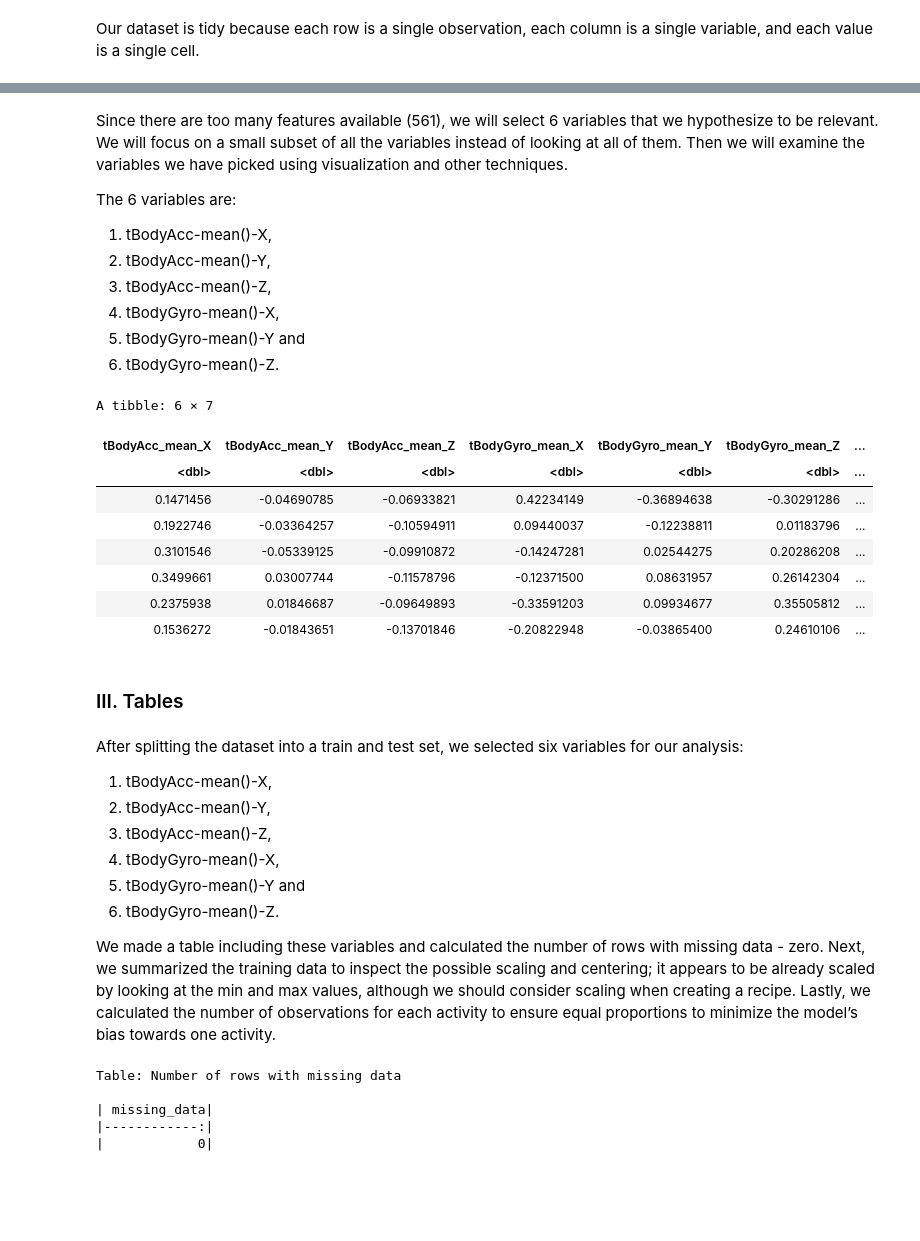
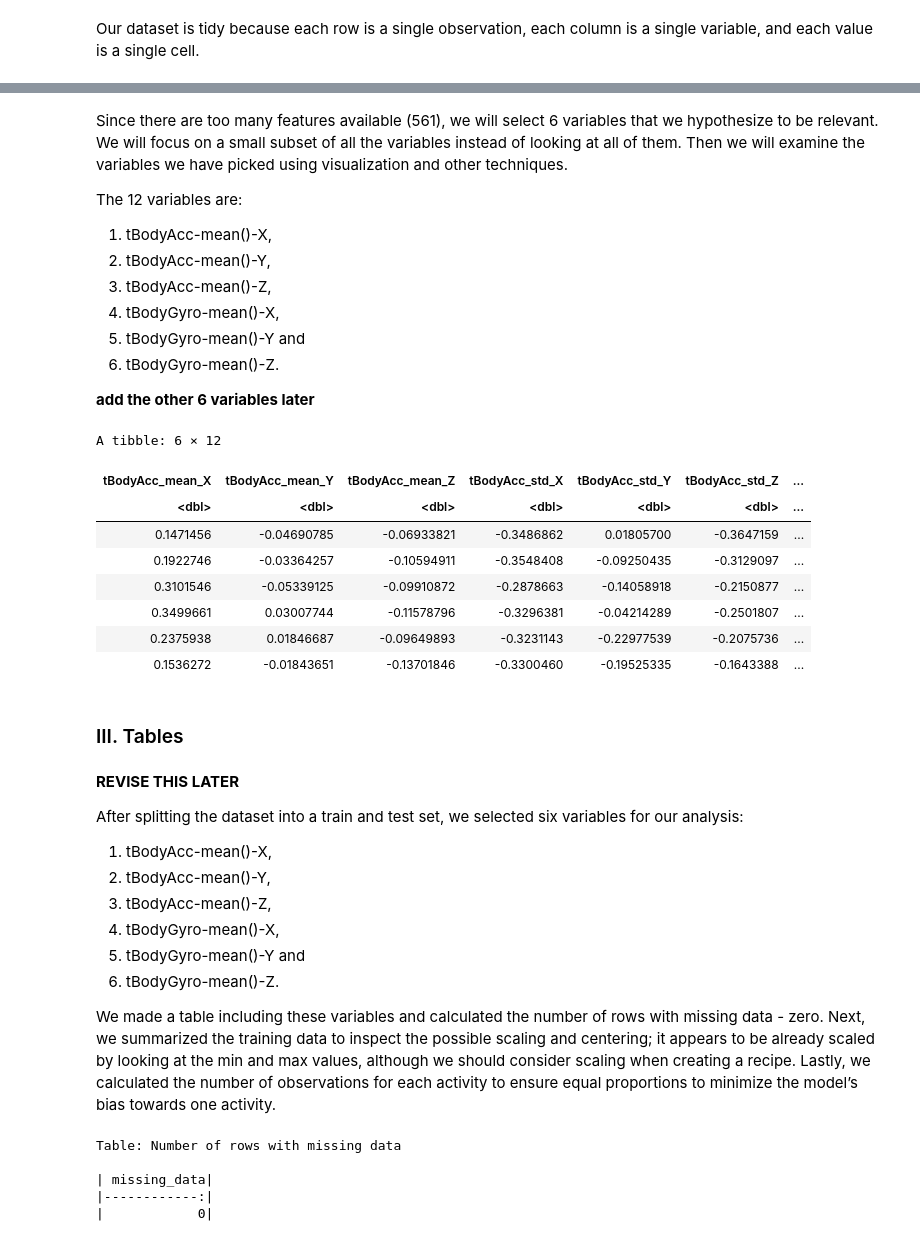
Before and after one commit to eleahj/dsci_project, a Jupyter notebook: human_activities.ipynb, the cells around one changed output, grey strips where cells are left out. Saved outputs shown, nothing was run; the diff lists cells and outputs as text; code cells hidden in the pictures; blank space fills up the shorter version.

```diff
--- a/human_activities.ipynb
+++ b/human_activities.ipynb
@@ -137,7 +138,7 @@ A tibble: 6 × 562
 # combine all the data into one
 bothdfs <- rbind(training_set_all, testing_set_all) %>%
       mutate(activity_label = as_factor(activity_label),
-            across(tBodyAcc_mean_X:tBodyGyro_mean_Z,as.numeric))
+            across(tBodyAcc_mean_X:fBodyBodyGyroJerkMag_skewness, as.numeric))
 tail(bothdfs)
 # %% [output]
 A tibble: 6 × 562
@@ -159,7 +245,7 @@ activity_test <- testing(bothdfs_split)
 # %% [markdown]
 Since there are too many features available (561), we will select 6 variables that we hypothesize to be relevant. We will focus on a small subset of all the variables instead of looking at all of them. Then we will examine the variables we have picked using visualization and other techniques.
 
-The 6 variables are:
+The 12 variables are:
 
 1. tBodyAcc-mean()-X,
 2. tBodyAcc-mean()-Y,
@@ -167,25 +253,30 @@ The 6 variables are:
 4. tBodyGyro-mean()-X,
 5. tBodyGyro-mean()-Y and
 6. tBodyGyro-mean()-Z.
+
+**add the other 6 variables later**
 # %%
 # created a data frame contraining only the 6 variables mentioned above and the activity labels.
 training_subset <- activity_train %>%
-    select(tBodyAcc_mean_X, tBodyAcc_mean_Y, tBodyAcc_mean_Z, tBodyGyro_mean_X, tBodyGyro_mean_Y, tBodyGyro_mean_Z, activity_label) %>%
-    mutate(across(tBodyAcc_mean_X:tBodyGyro_mean_Z,as.numeric))
+    select(tBodyAcc_mean_X:tBodyAcc_std_Z,tBodyGyro_mean_X:tBodyGyro_std_Z,-tBodyGyro_std_Y, activity_label)
 tail(training_subset)
+
+#unselected tBodyGyro_std_Y because it contained 75 NA values ~ need to figure out how to deal with the missing values
 # %% [output]
-A tibble: 6 × 7
+A tibble: 6 × 12
-| tBodyAcc_mean_X | tBodyAcc_mean_Y | tBodyAcc_mean_Z | tBodyGyro_mean_X | tBodyGyro_mean_Y | tBodyGyro_mean_Z | ... |
+| tBodyAcc_mean_X | tBodyAcc_mean_Y | tBodyAcc_mean_Z | tBodyAcc_std_X | tBodyAcc_std_Y | tBodyAcc_std_Z | ... |
 | <dbl> | <dbl> | <dbl> | <dbl> | <dbl> | <dbl> | ... |
-| 0.1471456 | -0.04690785 | -0.06933821 | 0.42234149 | -0.36894638 | -0.30291286 | ... |
-| 0.1922746 | -0.03364257 | -0.10594911 | 0.09440037 | -0.12238811 | 0.01183796 | ... |
-| 0.3101546 | -0.05339125 | -0.09910872 | -0.14247281 | 0.02544275 | 0.20286208 | ... |
-| 0.3499661 | 0.03007744 | -0.11578796 | -0.12371500 | 0.08631957 | 0.26142304 | ... |
-| 0.2375938 | 0.01846687 | -0.09649893 | -0.33591203 | 0.09934677 | 0.35505812 | ... |
-| 0.1536272 | -0.01843651 | -0.13701846 | -0.20822948 | -0.03865400 | 0.24610106 | ... |
+| 0.1471456 | -0.04690785 | -0.06933821 | -0.3486862 | 0.01805700 | -0.3647159 | ... |
+| 0.1922746 | -0.03364257 | -0.10594911 | -0.3548408 | -0.09250435 | -0.3129097 | ... |
+| 0.3101546 | -0.05339125 | -0.09910872 | -0.2878663 | -0.14058918 | -0.2150877 | ... |
+| 0.3499661 | 0.03007744 | -0.11578796 | -0.3296381 | -0.04214289 | -0.2501807 | ... |
+| 0.2375938 | 0.01846687 | -0.09649893 | -0.3231143 | -0.22977539 | -0.2075736 | ... |
+| 0.1536272 | -0.01843651 | -0.13701846 | -0.3300460 | -0.19525335 | -0.1643388 | ... |
 # %% [markdown]
 ### III. Tables
 # %% [markdown]
+**REVISE THIS LATER**
+
 After splitting the dataset into a train and test set, we selected six variables for our analysis:
 
 1. tBodyAcc-mean()-X,
```
Also changed, not shown: parts of 13 cells of this notebook.
